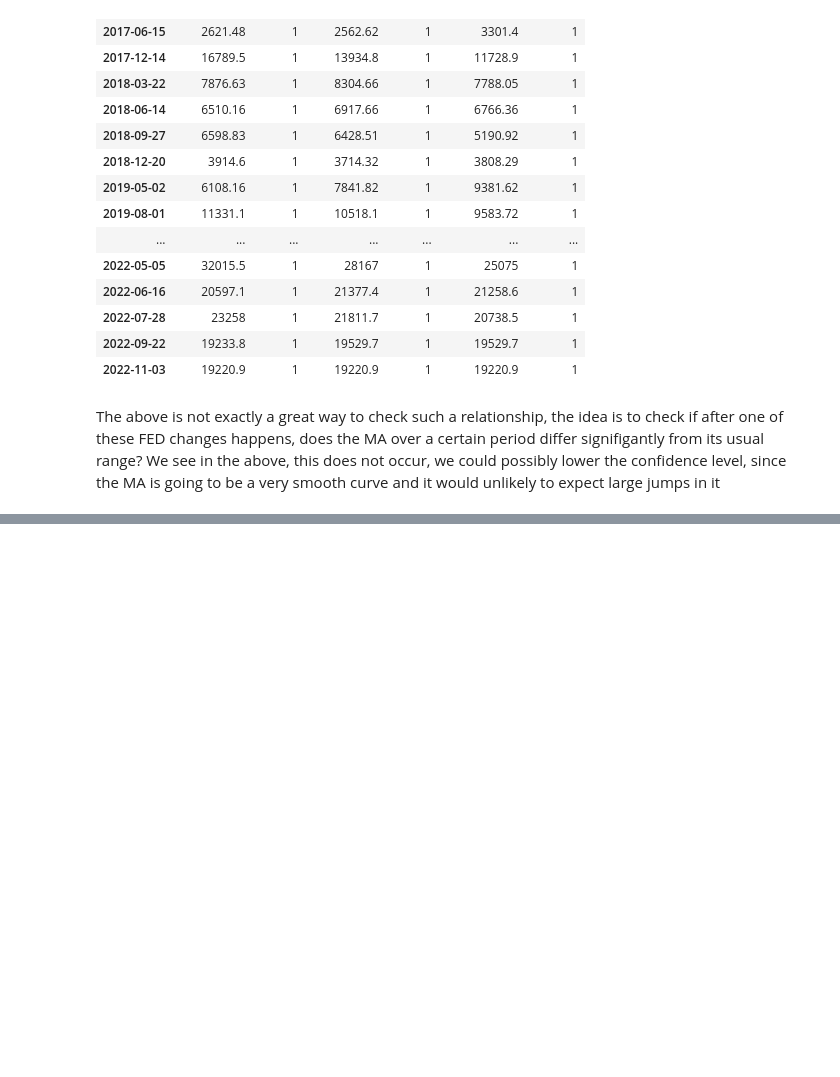
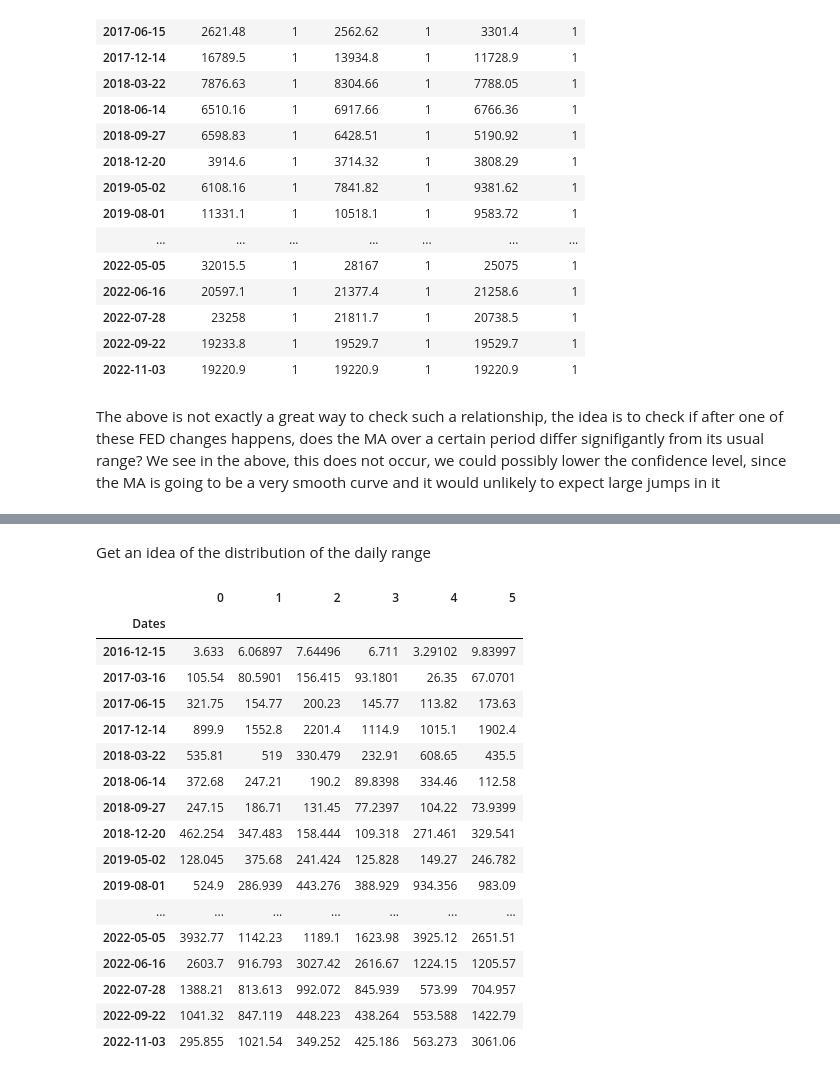
Before and after one commit to CameronStorey/DigitalTools_project, a Jupyter notebook: research_project/notebooks/Analysis.ipynb, the cells around one changed output, grey strips where cells are left out. Cells and saved outputs as stored; diff of their text form; code cells hidden in the pictures; blank space fills up the shorter version.

```diff
--- a/research_project/notebooks/Analysis.ipynb
+++ b/research_project/notebooks/Analysis.ipynb
@@ -201,0 +286,32 @@ The above is not exactly a great way to check such a relationship, the idea is t
+# %%
+CHG_DATES = dates_star.Dates
+n = len(dates_star)
+
+RNG_DATA = pd.DataFrame(index=CHG_DATES,columns=['0','1','2','3','4','5'])
+
+for d in CHG_DATES:
+    rng = after(BTC.Range,d,5)
+    RNG_DATA.loc[d] = list(rng)
+# %% [markdown]
+Get an idea of the distribution of the daily range
+# %%
+RNG_DATA
+# %% [output]
+|  | 0 | 1 | 2 | 3 | 4 | 5 |
+| Dates |  |  |  |  |  |  |
+| 2016-12-15 | 3.633 | 6.06897 | 7.64496 | 6.711 | 3.29102 | 9.83997 |
+| 2017-03-16 | 105.54 | 80.5901 | 156.415 | 93.1801 | 26.35 | 67.0701 |
+| 2017-06-15 | 321.75 | 154.77 | 200.23 | 145.77 | 113.82 | 173.63 |
+| 2017-12-14 | 899.9 | 1552.8 | 2201.4 | 1114.9 | 1015.1 | 1902.4 |
+| 2018-03-22 | 535.81 | 519 | 330.479 | 232.91 | 608.65 | 435.5 |
+| 2018-06-14 | 372.68 | 247.21 | 190.2 | 89.8398 | 334.46 | 112.58 |
+| 2018-09-27 | 247.15 | 186.71 | 131.45 | 77.2397 | 104.22 | 73.9399 |
+| 2018-12-20 | 462.254 | 347.483 | 158.444 | 109.318 | 271.461 | 329.541 |
+| 2019-05-02 | 128.045 | 375.68 | 241.424 | 125.828 | 149.27 | 246.782 |
+| 2019-08-01 | 524.9 | 286.939 | 443.276 | 388.929 | 934.356 | 983.09 |
+| ... | ... | ... | ... | ... | ... | ... |
+| 2022-05-05 | 3932.77 | 1142.23 | 1189.1 | 1623.98 | 3925.12 | 2651.51 |
+| 2022-06-16 | 2603.7 | 916.793 | 3027.42 | 2616.67 | 1224.15 | 1205.57 |
+| 2022-07-28 | 1388.21 | 813.613 | 992.072 | 845.939 | 573.99 | 704.957 |
+| 2022-09-22 | 1041.32 | 847.119 | 448.223 | 438.264 | 553.588 | 1422.79 |
+| 2022-11-03 | 295.855 | 1021.54 | 349.252 | 425.186 | 563.273 | 3061.06 |
```
Also changed, not shown: parts of 11 cells of this notebook.
